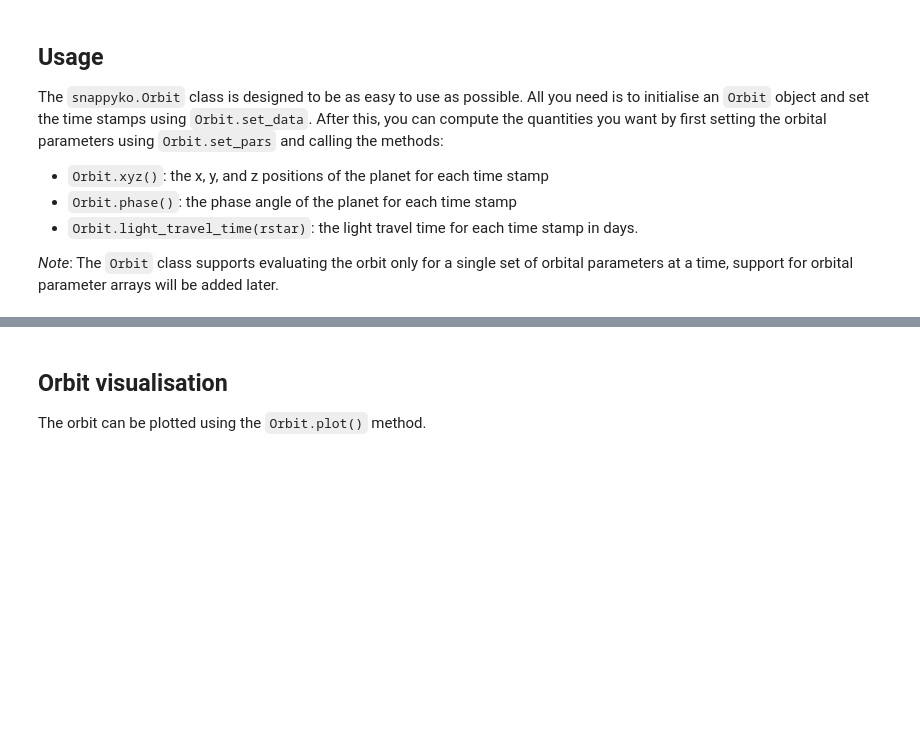
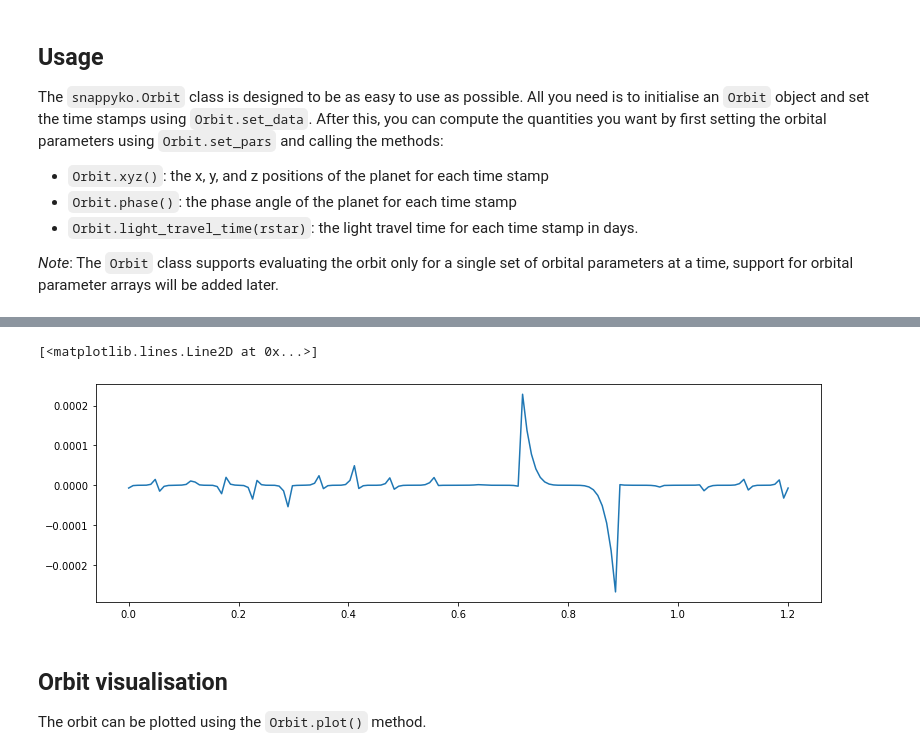
Before and after one commit to hpparvi/MeepMeep, a Jupyter notebook: notebooks/orbit.ipynb, the cells around one changed output, grey strips where cells are left out. Saved outputs shown, nothing was run; the diff lists cells and outputs as text; code cells hidden in the pictures; blank space fills up the shorter version.

```diff
--- a/notebooks/orbit.ipynb
+++ b/notebooks/orbit.ipynb
@@ -52,3 +63,8 @@ ylim(-10,10)
+# %%
+plot(o.times, xe)
+# %% [output]
+[<matplotlib.lines.Line2D at 0x...>]
+[figure, added]
 # %% [markdown]
 ## Orbit visualisation
 
```
Also changed, not shown: parts of 7 cells of this notebook, 2 other files.
